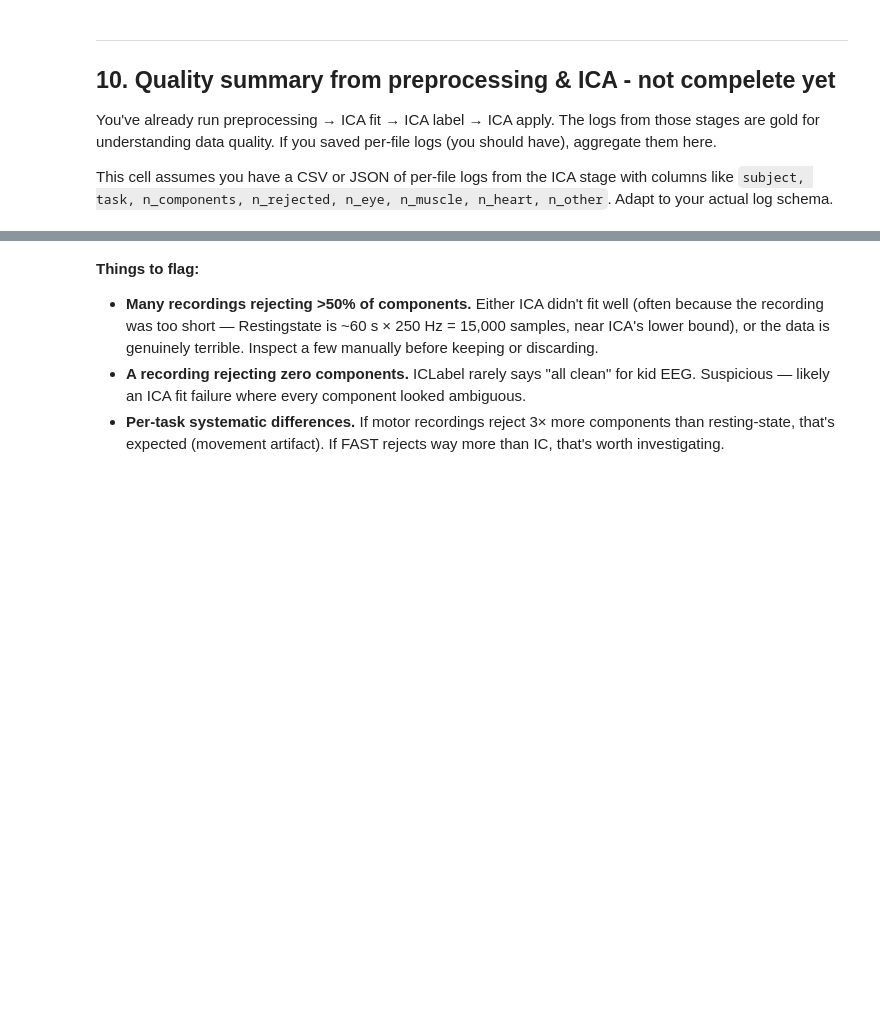
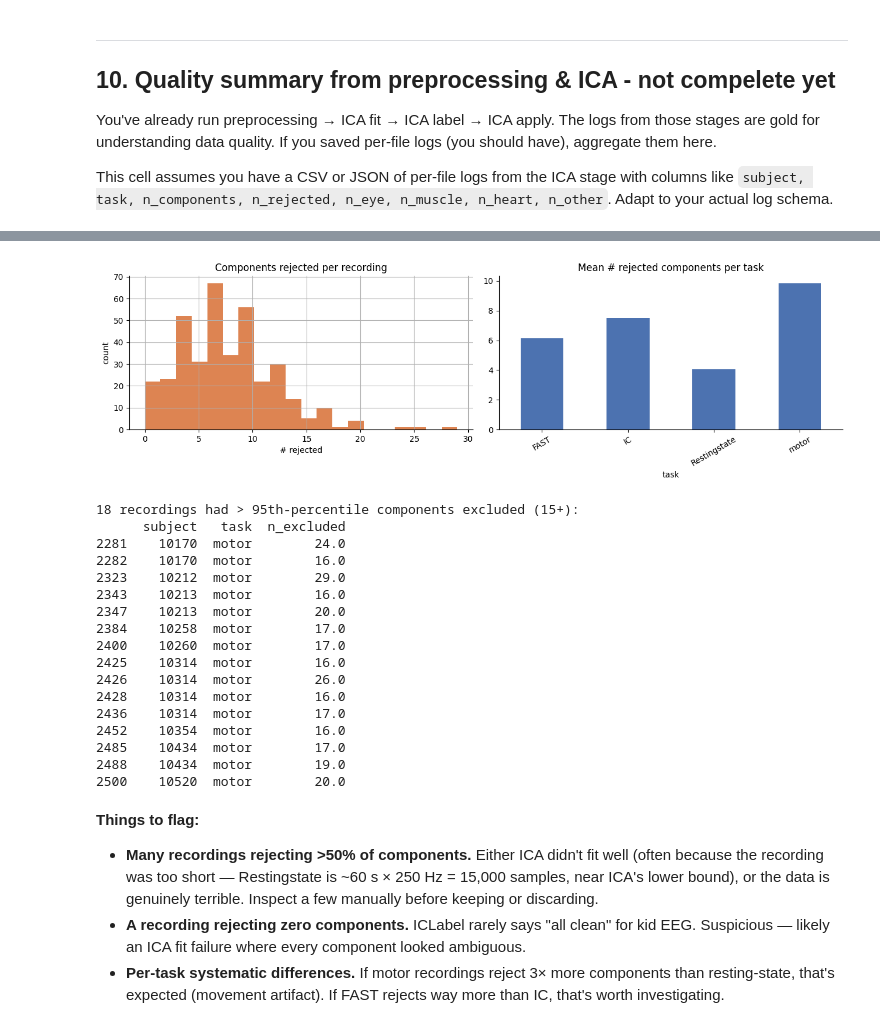
Before and after one commit to alirezafatemi77/ASD_EEG_PROJECT, a Jupyter notebook: notebooks/00_data_understanding.ipynb, the cells around one changed output, grey strips where cells are left out. Drawn from its saved outputs; the diff is of its cells as text; code cells hidden in the pictures; blank space fills up the shorter version.

```diff
--- a/notebooks/00_data_understanding.ipynb
+++ b/notebooks/00_data_understanding.ipynb
@@ -1001,7 +1015,8 @@ This cell assumes you have a CSV or JSON of per-file logs from the ICA stage wit
 ICA_LOG_PATH = Path.home() / "asd_eeg_pipeline" / "derivatives" / "logs" / "03_ica_apply_log.csv"
 
 if ICA_LOG_PATH.exists():
-    ica_log = pd.read_csv(ICA_LOG_PATH)
+    from asd_eeg.utils import read_stage_log
+    ica_log = read_stage_log(ICA_LOG_PATH)
     print(f"Loaded {len(ica_log)} ICA records")
     ica_log.head()
 else:
@@ -1016,25 +1041,44 @@ ParserError: Error tokenizing data. C error: Expected 6 fields in line 2192, saw
 # %%
 if not ica_log.empty:
     fig, axes = plt.subplots(1, 2, figsize=(13, 4))
 
     # Distribution of components rejected
-    ica_log["n_rejected"].hist(bins=20, ax=axes[0], color="#DD8452")
+    ica_log["n_excluded"].hist(bins=20, ax=axes[0], color="#DD8452")
     axes[0].set_title("Components rejected per recording")
     axes[0].set_xlabel("# rejected"); axes[0].set_ylabel("count")
 
     # Per-task rejection breakdown
     if "task" in ica_log.columns:
-        ica_log.groupby("task")["n_rejected"].mean().plot.bar(ax=axes[1], color="#4C72B0")
+        ica_log.groupby("task")["n_excluded"].mean().plot.bar(ax=axes[1], color="#4C72B0")
         axes[1].set_title("Mean # rejected components per task")
         axes[1].tick_params(axis="x", rotation=30)
 
     plt.tight_layout(); plt.show()
 
     # Flag suspicious recordings — outliers in component rejection
-    threshold = ica_log["n_rejected"].quantile(0.95)
-    flagged = ica_log[ica_log["n_rejected"] > threshold]
-    print(f"\n{len(flagged)} recordings had > 95th-percentile components rejected ({threshold:.0f}+):")
-    print(flagged[["subject", "task", "n_rejected"]].head(15))
+    threshold = ica_log["n_excluded"].quantile(0.95)
+    flagged = ica_log[ica_log["n_excluded"] > threshold]
+    print(f"\n{len(flagged)} recordings had > 95th-percentile components excluded ({threshold:.0f}+):")
+    print(flagged[["subject", "task", "n_excluded"]].head(15))
+# %% [output]
+[figure, added]
+18 recordings had > 95th-percentile components excluded (15+):
+      subject   task  n_excluded
+2281    10170  motor        24.0
+2282    10170  motor        16.0
+2323    10212  motor        29.0
+2343    10213  motor        16.0
+2347    10213  motor        20.0
+2384    10258  motor        17.0
+2400    10260  motor        17.0
+2425    10314  motor        16.0
+2426    10314  motor        26.0
+2428    10314  motor        16.0
+2436    10314  motor        17.0
+2452    10354  motor        16.0
+2485    10434  motor        17.0
+2488    10434  motor        19.0
+2500    10520  motor        20.0
 # %% [markdown]
 **Things to flag:**
 
```
Also changed, not shown: parts of 4 cells of this notebook, 6 other files.
